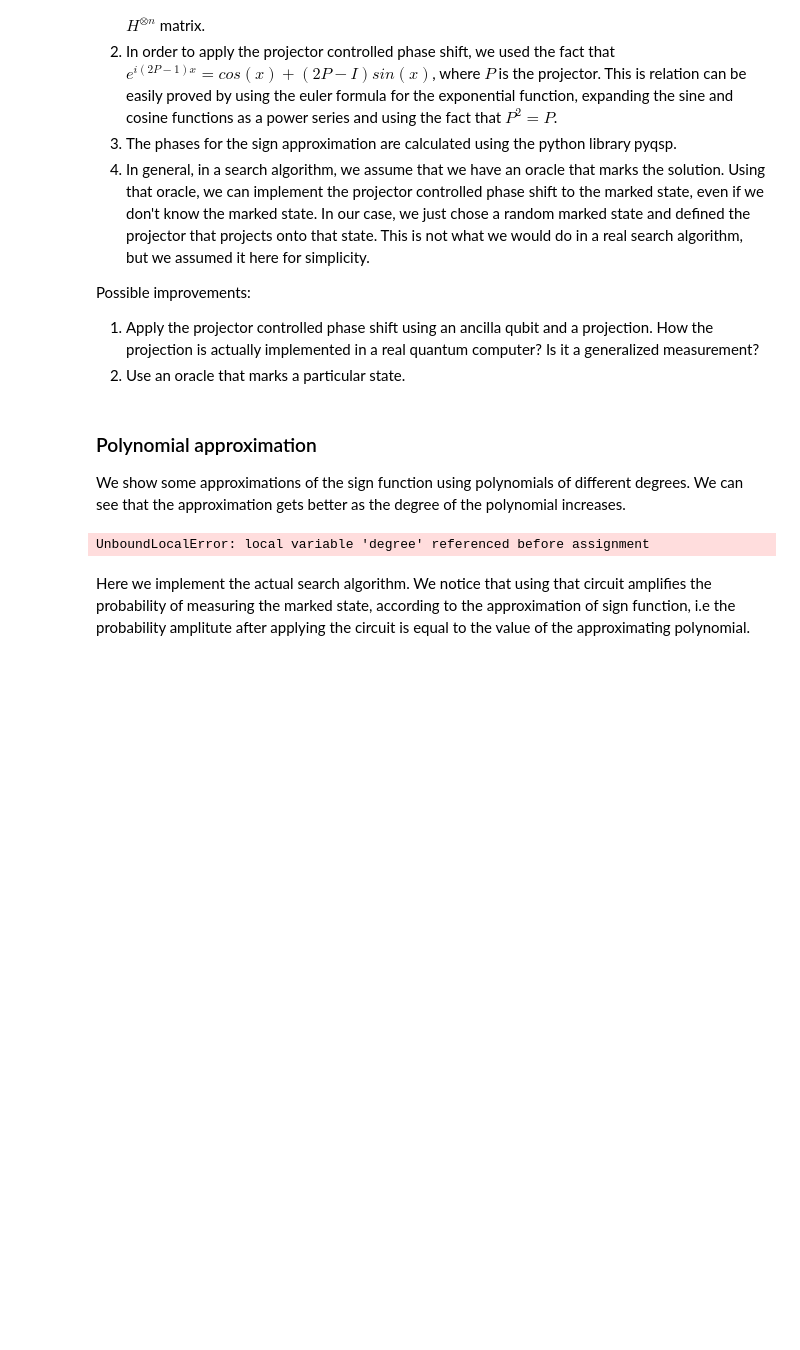
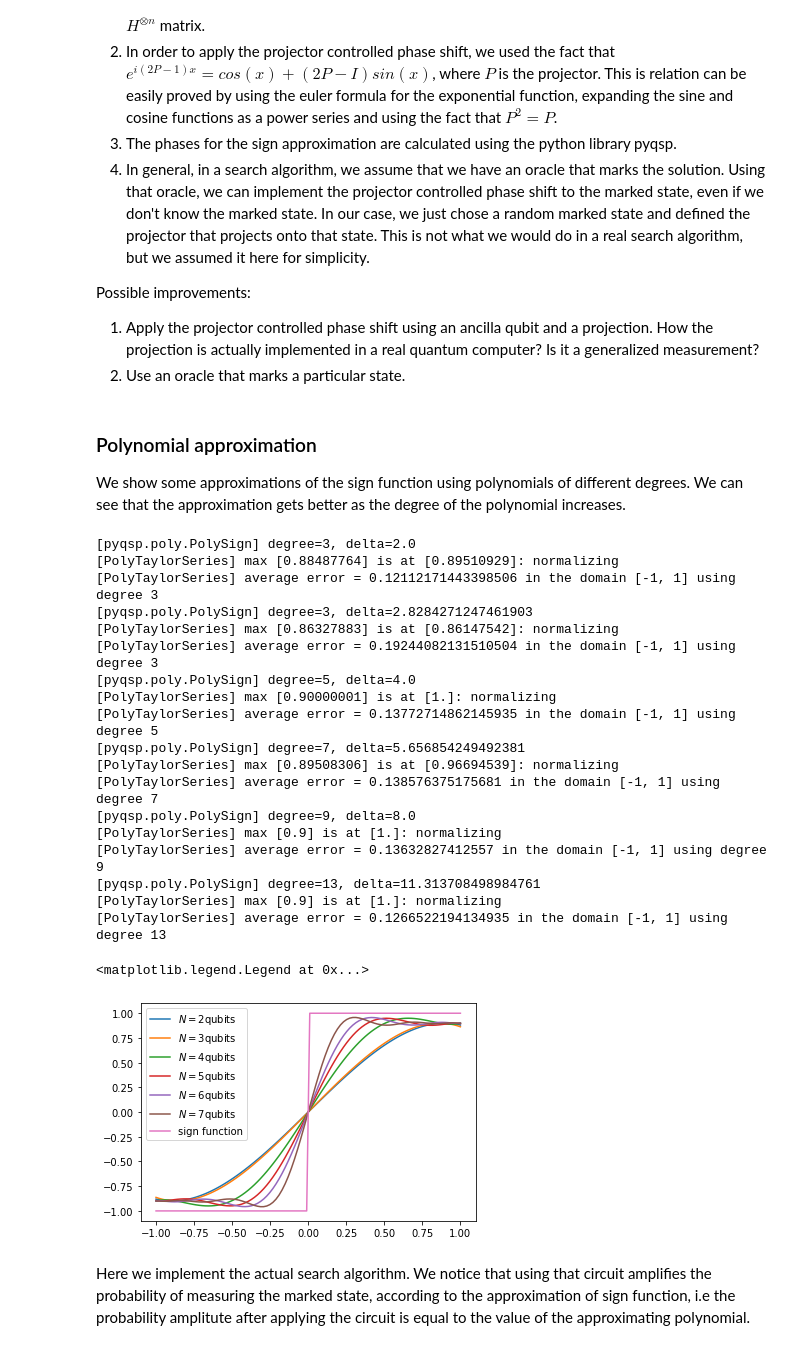
Before and after one commit to agnikit/QSVT, a Jupyter notebook: qsvt.ipynb, the cells around one changed output. Drawn from its saved outputs; the diff is of its cells as text; code cells hidden in the pictures; blank space fills up the shorter version.

```diff
--- a/qsvt.ipynb
+++ b/qsvt.ipynb
@@ -206,16 +206,35 @@ We show some approximations of the sign function using polynomials of different
 # %%
 # check the polynomial approximation for different values of qubits
 N = np.arange(2,8)
 for n in N:
     p = sign_approximating_polynomial(n)
     x = np.linspace(-1,1,100)
-    plt.plot(x,p(x), label = 'N = '+str(n))
+    plt.plot(x,p(x), label = r'$N = %d$'%n)
 
 # plot the sign function
 plt.plot(x,np.sign(x), label = 'sign function')
 plt.legend()
 # %% [output]
-UnboundLocalError: local variable 'degree' referenced before assignment
+[pyqsp.poly.PolySign] degree=3, delta=2.0
+[PolyTaylorSeries] max [0.88487764] is at [0.89510929]: normalizing
+[PolyTaylorSeries] average error = 0.12112171443398506 in the domain [-1, 1] using degree 3
+[pyqsp.poly.PolySign] degree=3, delta=2.8284271247461903
+[PolyTaylorSeries] max [0.86327883] is at [0.86147542]: normalizing
+[PolyTaylorSeries] average error = 0.19244082131510504 in the domain [-1, 1] using degree 3
+[pyqsp.poly.PolySign] degree=5, delta=4.0
+[PolyTaylorSeries] max [0.90000001] is at [1.]: normalizing
+[PolyTaylorSeries] average error = 0.13772714862145935 in the domain [-1, 1] using degree 5
+[pyqsp.poly.PolySign] degree=7, delta=5.656854249492381
+[PolyTaylorSeries] max [0.89508306] is at [0.96694539]: normalizing
+[PolyTaylorSeries] average error = 0.138576375175681 in the domain [-1, 1] using degree 7
+[pyqsp.poly.PolySign] degree=9, delta=8.0
+[PolyTaylorSeries] max [0.9] is at [1.]: normalizing
+[PolyTaylorSeries] average error = 0.13632827412557 in the domain [-1, 1] using degree 9
+[pyqsp.poly.PolySign] degree=13, delta=11.313708498984761
+[PolyTaylorSeries] max [0.9] is at [1.]: normalizing
+[PolyTaylorSeries] average error = 0.1266522194134935 in the domain [-1, 1] using degree 13
+<matplotlib.legend.Legend at 0x...>
+[figure, added]
 # %% [markdown]
 Here we implement the actual search algorithm. We notice that using that circuit amplifies the probability of measuring the marked state, according to the approximation of sign function, i.e the probability amplitute after applying the circuit is equal to the value of the approximating polynomial.
 # %%
```
Also changed, not shown: parts of 1 cell of this notebook.
